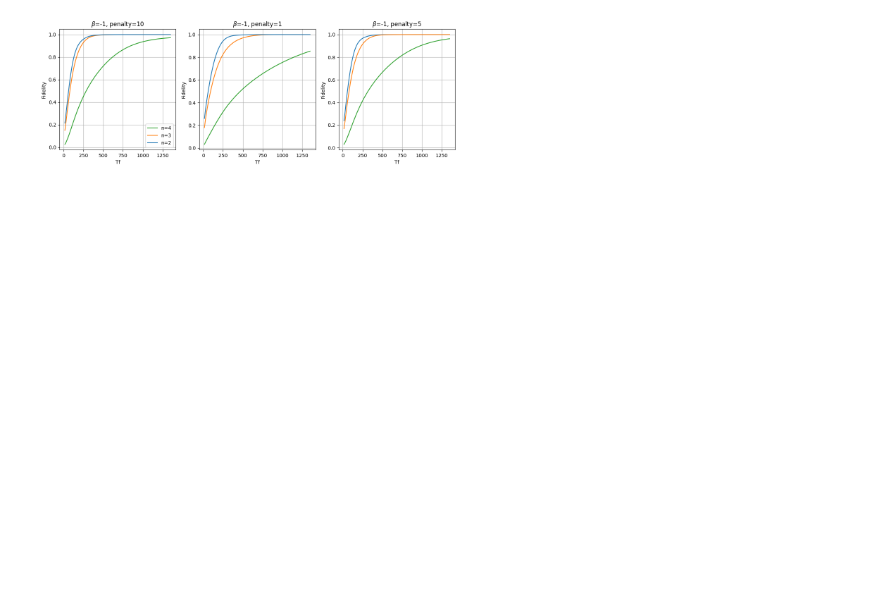
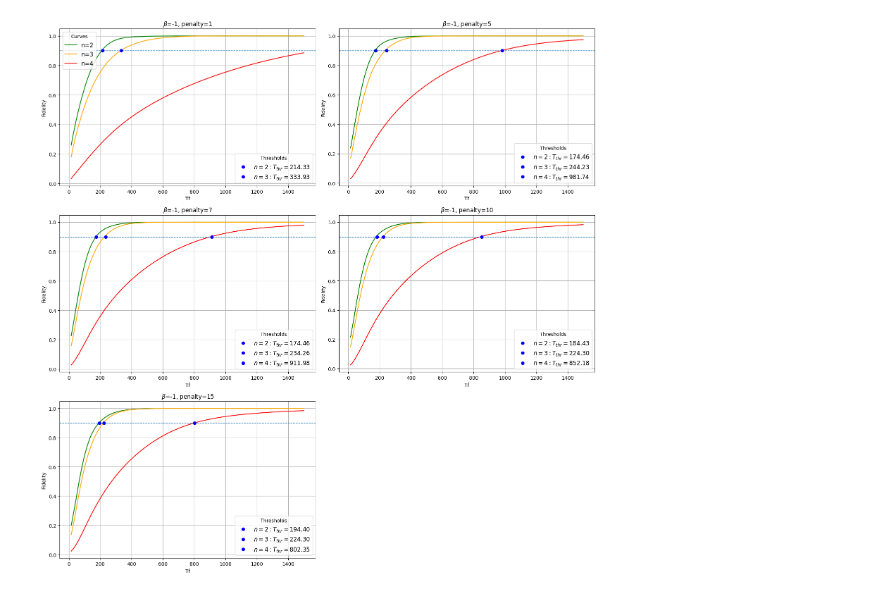
Before and after one commit to Secretmud/zermelos-navigation-problem, a Jupyter notebook: src/Plots.ipynb, the cells around one changed output. Cells and saved outputs as stored; diff of their text form; code cells hidden in the pictures.

```diff
--- a/src/Plots.ipynb
+++ b/src/Plots.ipynb
@@ -1,5 +1,7 @@
 # %%
 import matplotlib.pyplot as plt
+from matplotlib.lines import Line2D
+
 from dataclasses import dataclass
 import pandas as pd
 import numpy as np
@@ -19,7 +21,7 @@ class FidelityData:
 
 data_dict = {}
 
-for file_path in p.glob("**/*.csv"):
+for file_path in p.glob("1500/*.csv"):
     file_name = file_path.name
 
     # Parse metadata from filename
@@ -41,52 +43,81 @@ for file_path in p.glob("**/*.csv"):
             ast.literal_eval(row["array"])
         )
 
+    meta.data = dict(sorted(meta.data.items()))
+
     data_dict[meta.penalty] = meta
 
-# Step 1: Collect all unique n values across all files for consistent coloring
-all_n = set()
-for meta in data_dict.values():
-    all_n.update(meta.data.keys())
-all_n = sorted(all_n)
+data_dict = dict(sorted(data_dict.items()))
 
-cmap = plt.get_cmap("tab10")  # up to 10 colors; use tab20 if needed
-n_to_color = {n: cmap(i % cmap.N) for i, n in enumerate(all_n)}
+
+cmap = plt.get_cmap("tab20")  # up to 10 colors; use tab20 if needed
+
+colors = {
+    1: "blue",
+    2: "green",
+    3: "orange",
+    4: "red",
+    5: "yellow"
+}
 
 # Step 2: Prepare the 4x4 grid
 files = list(data_dict.keys())
 n_plots = len(files)
-nrows, ncols = 4, 4
-
+nrows, ncols = 3,2
 fig, axes = plt.subplots(nrows, ncols, figsize=(16, 16))
-axes = axes.flatten()  # flatten for easy iteration
-
+axes = axes.flatten()
+thrs = 0.9
+i = 0
 for ax, file_name in zip(axes, files):
     meta = data_dict[file_name]
     T_0, T_f, nsteps = meta.T_0, meta.T_f, meta.steps
     ts = np.linspace(T_0, T_f, nsteps)
+
+    threshold_handles = []  # store handles for legend 2
 
     for key, arr in meta.data.items():
         if len(arr) != len(ts):
             raise ValueError(
                 f"Length mismatch in {file_name}: ts={len(ts)}, array={len(arr)}"
             )
-        ax.plot(ts, arr, label=f"n={key}", color=n_to_color[key])
+
+        # plot main curves
+        ax.plot(ts, arr, label=f"n={key}", color=colors.get(key))
+
+        # detect threshold points (arr > thrs)
+        idx = np.argmax(arr > thrs)
+        if idx > 0:
+            x = ts[idx]
+            y = thrs
+            ax.plot(x, y, 'bo', zorder=5)  # plot point
+            # create a handle for legend with value
+            handle = Line2D([], [], marker='o', linestyle='None', color='blue',
+                            label=rf"$n={key}: T_{{thr}}={x:.2f}$")
+            threshold_handles.append(handle)
 
     ax.set_title(rf"$\beta$={meta.beta}, penalty={meta.penalty}")
+    ax.axhline(thrs, linestyle="--", linewidth=1)
     ax.set_xlabel("Tf")
     ax.set_ylabel("Fidelity")
     ax.grid(True)
 
-    # Show legend only in the first subplot for clarity
-    if ax == axes[0]:
-        ax.legend()
+    # Legend 1: curves
+    leg1 = ax.legend(title="Curves", loc="upper left", fontsize=12)
 
-# Hide any unused subplots
-for ax in axes[n_plots:]:
+    # Legend 2: threshold points
+    if threshold_handles:  # only if there are thresholds
+        leg2 = ax.legend(handles=threshold_handles, title="Thresholds",
+                         loc="lower right", fontsize=12)
+    if i == 0:
+        ax.add_artist(leg1)  # keep first legend
+    i += 1
+
+# Hide unused subplots
+for ax in axes[len(files):]:
     ax.axis("off")
 
 plt.tight_layout()
-plt.savefig("all_plots_4x4.pdf")
+plt.savefig(f"all_plots_{nrows}x{ncols}.pdf")
 plt.show()
 # %% [output]
-[figure, old version]
+[figure, new version]
```
Also changed, not shown: 10 other files.
